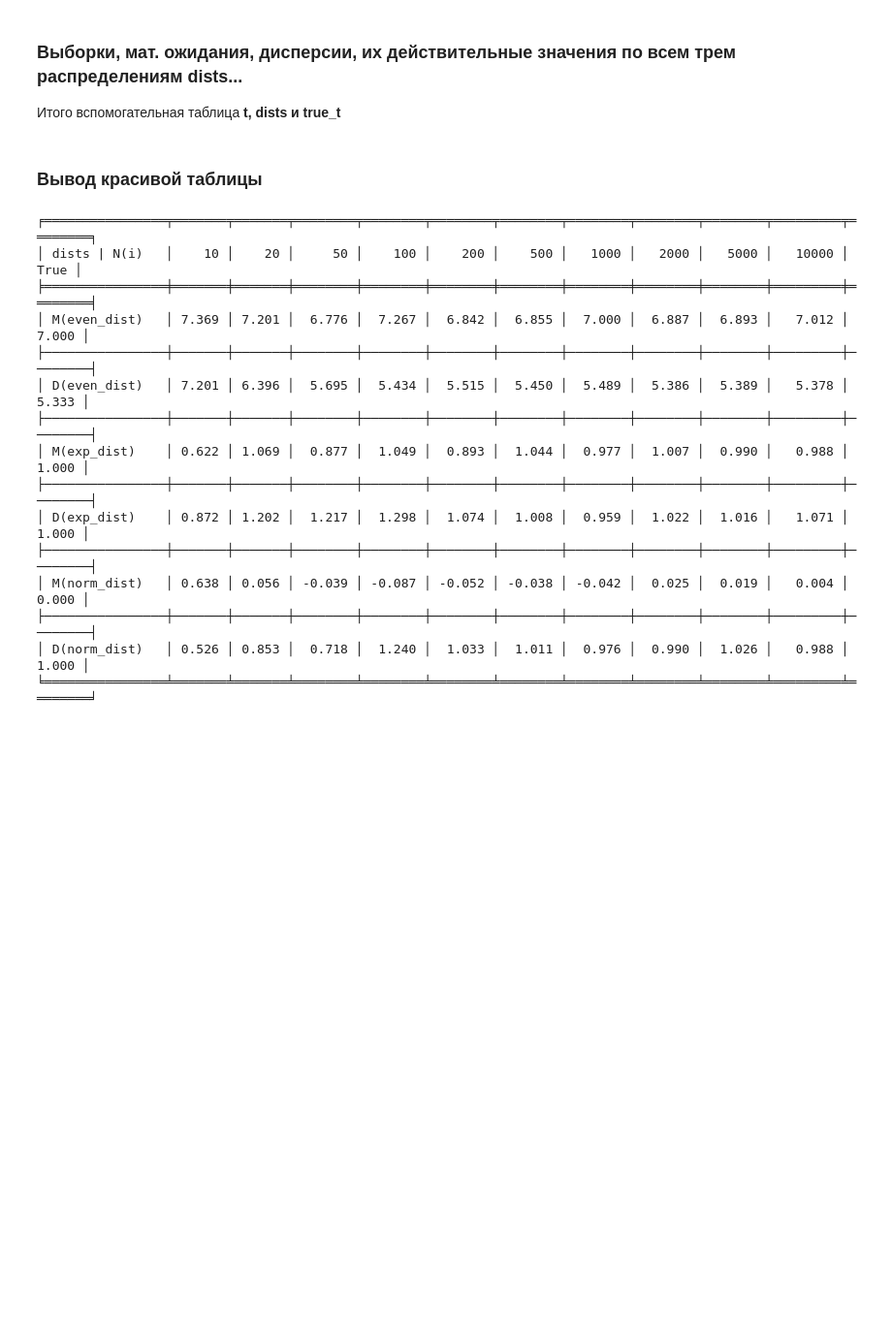
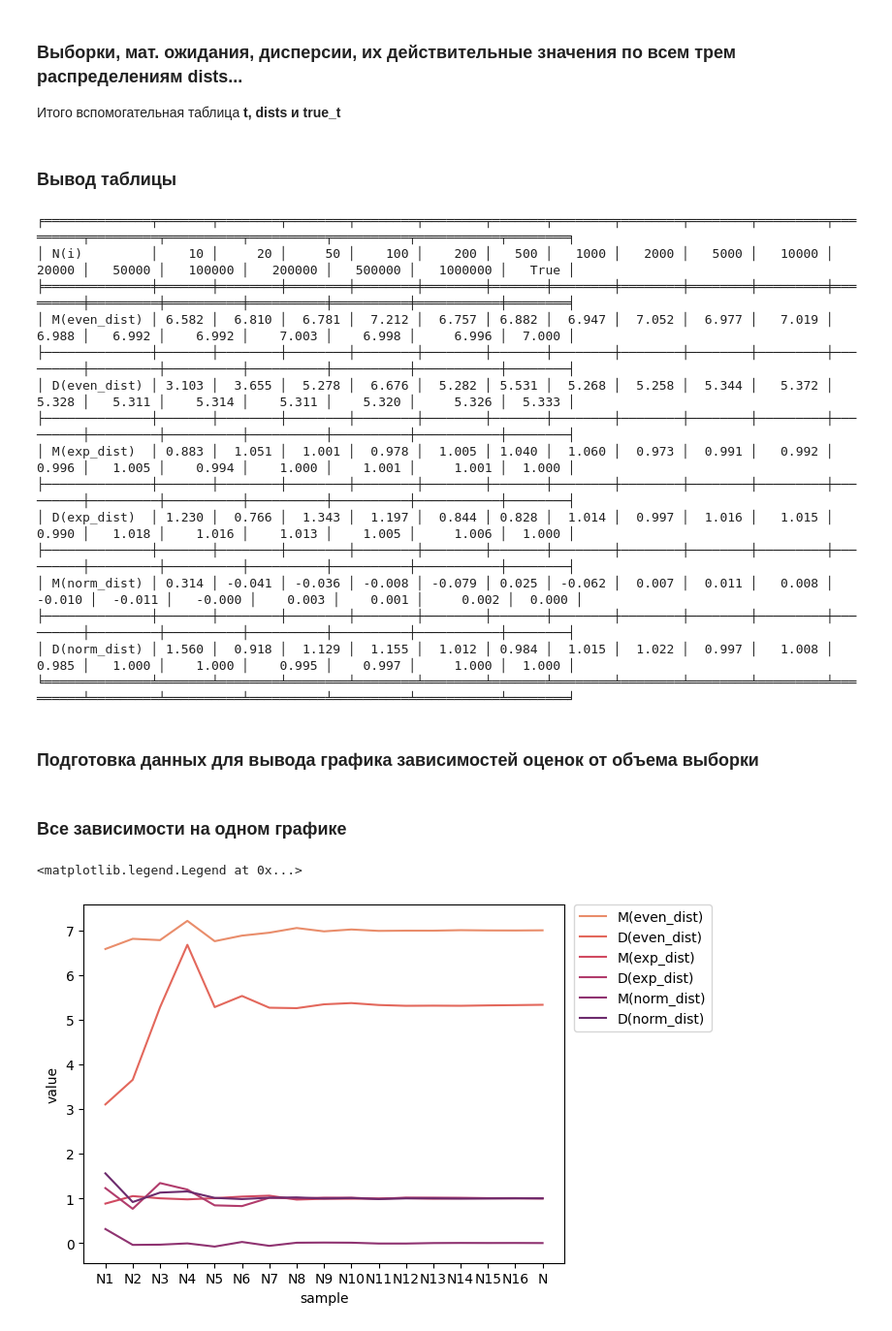
Before and after one commit to dimayasha7123/comp_modeling, a Jupyter notebook: lab1.ipynb, the cells around one changed output. Shown: that part at 97% size. Cells and saved outputs as stored; diff of their text form; code cells hidden in the pictures; blank space fills up the shorter version.

```diff
--- a/lab1.ipynb
+++ b/lab1.ipynb
@@ -113,38 +116,62 @@ while (n < N):
 Итого вспомогательная таблица **t, dists и true_t**
 # %%
 dists = [d1, d2, d3]
-t = [[None for i in range(len(NS))] for j in range(len(dists) * 2)]
+est = [[None for i in range(len(NS))] for j in range(len(dists) * 2)]
 
 for i in range(len(dists)):
     for j in range(len(NS)):
-        t[2*i][j] = M(random.choices(dists[i], k=NS[j]))
-        t[2*i+1][j] = D(random.choices(dists[i], k=NS[j]))
+        est[2*i][j] = M(random.choices(dists[i], k=NS[j]))
+        est[2*i+1][j] = D(random.choices(dists[i], k=NS[j]))
+        # random.choices(list, k) - выберет из list k элементов случайным образом (могут повторяться)
 
-true_t = [(a+b)/2, ((b-a)**2)/12, 1/l, 1/(l*l), m, s]
+true_est = [(a+b)/2, ((b-a)**2)/12, 1/l, 1/(l*l), m, s]
 # %% [markdown]
-### Вывод красивой таблицы
+### Вывод таблицы
 # %%
 table = []
 dist_names = ['even', 'exp', 'norm']
+h = ["N(i)"] + NS + [True]
+
 for i in range(len(dists)):
-    table.append([f'M({dist_names[i]}_dist)'] + t[2*i] + [true_t[2*i]])
-    table.append([f'D({dist_names[i]}_dist)'] + t[2*i+1] + [true_t[2*i+1]])
+    table.append([f'M({dist_names[i]}_dist)'] + est[2*i] + [true_est[2*i]])
+    table.append([f'D({dist_names[i]}_dist)'] + est[2*i+1] + [true_est[2*i+1]])
 
-h = ["dists | N(i)"] + NS + [True]
 print(tabulate.tabulate(table, headers=h, tablefmt="fancy_grid", floatfmt=".3f"))
 # %% [output]
-╒════════════════╤═══════╤═══════╤════════╤════════╤════════╤════════╤════════╤════════╤════════╤═════════╤════════╕
-│ dists | N(i)   │    10 │    20 │     50 │    100 │    200 │    500 │   1000 │   2000 │   5000 │   10000 │   True │
-╞════════════════╪═══════╪═══════╪════════╪════════╪════════╪════════╪════════╪════════╪════════╪═════════╪════════╡
-│ M(even_dist)   │ 7.369 │ 7.201 │  6.776 │  7.267 │  6.842 │  6.855 │  7.000 │  6.887 │  6.893 │   7.012 │  7.000 │
-├────────────────┼───────┼───────┼────────┼────────┼────────┼────────┼────────┼────────┼────────┼─────────┼────────┤
-│ D(even_dist)   │ 7.201 │ 6.396 │  5.695 │  5.434 │  5.515 │  5.450 │  5.489 │  5.386 │  5.389 │   5.378 │  5.333 │
-├────────────────┼───────┼───────┼────────┼────────┼────────┼────────┼────────┼────────┼────────┼─────────┼────────┤
-│ M(exp_dist)    │ 0.622 │ 1.069 │  0.877 │  1.049 │  0.893 │  1.044 │  0.977 │  1.007 │  0.990 │   0.988 │  1.000 │
-├────────────────┼───────┼───────┼────────┼────────┼────────┼────────┼────────┼────────┼────────┼─────────┼────────┤
-│ D(exp_dist)    │ 0.872 │ 1.202 │  1.217 │  1.298 │  1.074 │  1.008 │  0.959 │  1.022 │  1.016 │   1.071 │  1.000 │
-├────────────────┼───────┼───────┼────────┼────────┼────────┼────────┼────────┼────────┼────────┼─────────┼────────┤
-│ M(norm_dist)   │ 0.638 │ 0.056 │ -0.039 │ -0.087 │ -0.052 │ -0.038 │ -0.042 │  0.025 │  0.019 │   0.004 │  0.000 │
-├────────────────┼───────┼───────┼────────┼────────┼────────┼────────┼────────┼────────┼────────┼─────────┼────────┤
-│ D(norm_dist)   │ 0.526 │ 0.853 │  0.718 │  1.240 │  1.033 │  1.011 │  0.976 │  0.990 │  1.026 │   0.988 │  1.000 │
-╘════════════════╧═══════╧═══════╧════════╧════════╧════════╧════════╧════════╧════════╧════════╧═════════╧════════╛
+╒══════════════╤═══════╤════════╤════════╤════════╤════════╤═══════╤════════╤════════╤════════╤═════════╤═════════╤═════════╤══════════╤══════════╤══════════╤═══════════╤════════╕
+│ N(i)         │    10 │     20 │     50 │    100 │    200 │   500 │   1000 │   2000 │   5000 │   10000 │   20000 │   50000 │   100000 │   200000 │   500000 │   1000000 │   True │
+╞══════════════╪═══════╪════════╪════════╪════════╪════════╪═══════╪════════╪════════╪════════╪═════════╪═════════╪═════════╪══════════╪══════════╪══════════╪═══════════╪════════╡
+│ M(even_dist) │ 6.582 │  6.810 │  6.781 │  7.212 │  6.757 │ 6.882 │  6.947 │  7.052 │  6.977 │   7.019 │   6.988 │   6.992 │    6.992 │    7.003 │    6.998 │     6.996 │  7.000 │
+├──────────────┼───────┼────────┼────────┼────────┼────────┼───────┼────────┼────────┼────────┼─────────┼─────────┼─────────┼──────────┼──────────┼──────────┼───────────┼────────┤
+│ D(even_dist) │ 3.103 │  3.655 │  5.278 │  6.676 │  5.282 │ 5.531 │  5.268 │  5.258 │  5.344 │   5.372 │   5.328 │   5.311 │    5.314 │    5.311 │    5.320 │     5.326 │  5.333 │
+├──────────────┼───────┼────────┼────────┼────────┼────────┼───────┼────────┼────────┼────────┼─────────┼─────────┼─────────┼──────────┼──────────┼──────────┼───────────┼────────┤
+│ M(exp_dist)  │ 0.883 │  1.051 │  1.001 │  0.978 │  1.005 │ 1.040 │  1.060 │  0.973 │  0.991 │   0.992 │   0.996 │   1.005 │    0.994 │    1.000 │    1.001 │     1.001 │  1.000 │
+├──────────────┼───────┼────────┼────────┼────────┼────────┼───────┼────────┼────────┼────────┼─────────┼─────────┼─────────┼──────────┼──────────┼──────────┼───────────┼────────┤
+│ D(exp_dist)  │ 1.230 │  0.766 │  1.343 │  1.197 │  0.844 │ 0.828 │  1.014 │  0.997 │  1.016 │   1.015 │   0.990 │   1.018 │    1.016 │    1.013 │    1.005 │     1.006 │  1.000 │
+├──────────────┼───────┼────────┼────────┼────────┼────────┼───────┼────────┼────────┼────────┼─────────┼─────────┼─────────┼──────────┼──────────┼──────────┼───────────┼────────┤
+│ M(norm_dist) │ 0.314 │ -0.041 │ -0.036 │ -0.008 │ -0.079 │ 0.025 │ -0.062 │  0.007 │  0.011 │   0.008 │  -0.010 │  -0.011 │   -0.000 │    0.003 │    0.001 │     0.002 │  0.000 │
+├──────────────┼───────┼────────┼────────┼────────┼────────┼───────┼────────┼────────┼────────┼─────────┼─────────┼─────────┼──────────┼──────────┼──────────┼───────────┼────────┤
+│ D(norm_dist) │ 1.560 │  0.918 │  1.129 │  1.155 │  1.012 │ 0.984 │  1.015 │  1.022 │  0.997 │   1.008 │   0.985 │   1.000 │    1.000 │    0.995 │    0.997 │     1.000 │  1.000 │
+╘══════════════╧═══════╧════════╧════════╧════════╧════════╧═══════╧════════╧════════╧════════╧═════════╧═════════╧═════════╧══════════╧══════════╧══════════╧═══════════╧════════╛
+# %% [markdown]
+### Подготовка данных для вывода графика зависимостей оценок от объема выборки
+# %%
+nplist = []
+hh = [f'N{i+1}' for i in range(len(h)-1)]
+hh[-1] = 'N' # подписи для оси Х
+
+# загоняем все данные в датафрейм в ненормализованном виде
+for i in range(len(table)):
+    for j in range(1, len(table[i])):
+        nplist.append([table[i][0], hh[j-1], table[i][j]])
+
+data = pd.DataFrame(np.array(nplist), columns=['est-dist', 'sample', 'value'])
+data = data.astype({'value': np.double }) # нужно дать нормальный тип столбцу, который будет вертикальной осью
+# %% [markdown]
+### Все зависимости на одном графике
+# %%
+seaborn.lineplot(data, x='sample', y='value', hue='est-dist')
+plt.legend(bbox_to_anchor=(1.02, 1), loc='upper left', borderaxespad=0) # для вывода легенды справа
+# %% [output]
+<matplotlib.legend.Legend at 0x...>
+[figure, added]
```
Also changed, not shown: parts of 8 cells of this notebook.
